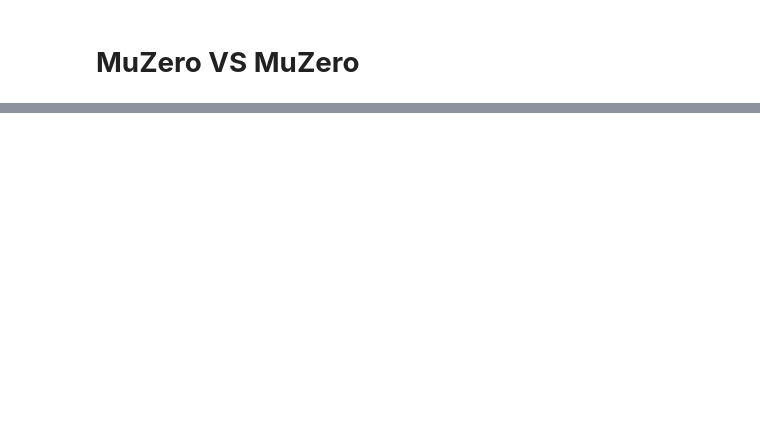
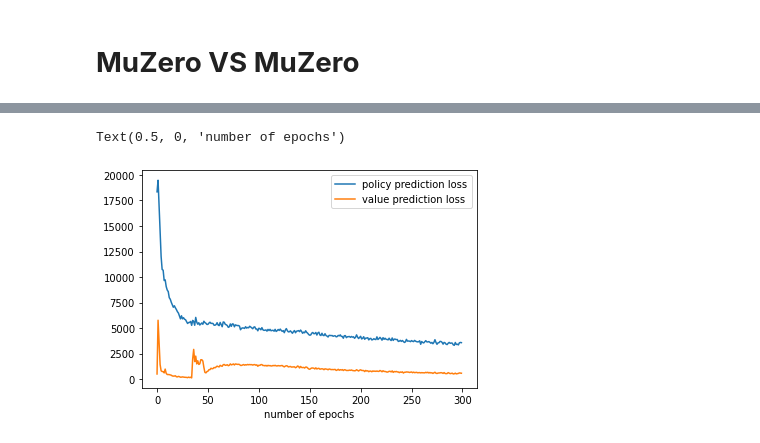
Before and after one commit to khames-lab/RL, a Jupyter notebook: RL.ipynb, the cells around one changed output, grey strips where cells are left out. Drawn from its saved outputs; the diff is of its cells as text; code cells hidden in the pictures; blank space fills up the shorter version.

```diff
--- a/RL.ipynb
+++ b/RL.ipynb
@@ -608,8 +622,13 @@ print(vs_random(net, n=1000))
 # %% [markdown]
 **Playing agiant MuZero**
 # %%
-first_turn = True
-turn = first_turn
+quest = input(' Hey do you want to go first ? : O/N : ')
+while not(quest in ['O','N','o','n']) :
+  quest = input(' Did not understand ! your response should be O or N : ')
+if quest =='O':
+  turn = False
+else:
+  turn = True
 state = State().tictactoe()
 while not state.terminal():
     if turn:
@@ -628,7 +647,7 @@ while not state.terminal():
 if state.terminal_reward() == -1:
   print("Hey you won !!!")
 elif state.terminal_reward() == 1:
-  print("Fuck he got me")
+  print("Ooh he got me")
 else:
   print("That was close")
 # %% [output]
@@ -728,7 +758,7 @@ def vs_muzero(net, n=100):
 # %%
 # Main algorithm of MuZero vs MuZero
 
-num_games = 100
+num_games = 6000
 num_games_one_epoch = 20
 num_simulations = 40
 
@@ -820,6 +871,11 @@ plt.ylabel('Results')
 # %%
 plt.plot(plot_loss,label='policy prediction loss')
+plt.plot(plot_value,label='value prediction loss')
+
 plt.legend()
 plt.xlabel('number of epochs')
+# %% [output]
+Text(0.5, 0, 'number of epochs')
+[figure, added]
 # %%
 print(vs_muzero(net, n=1000))
```
Also changed, not shown: parts of 17 cells of this notebook.
